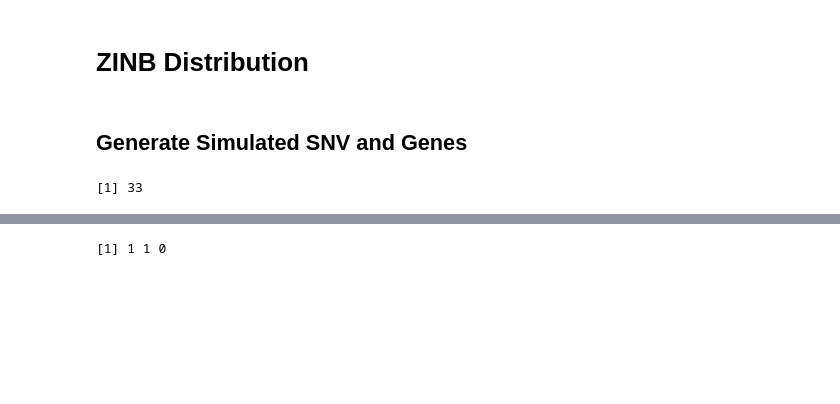
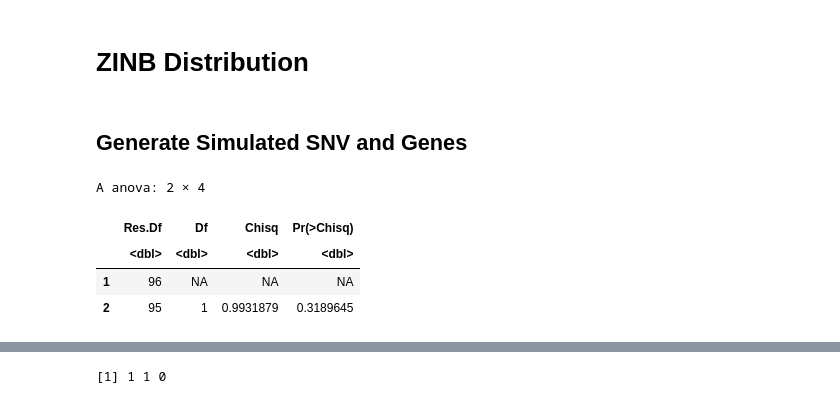
Before and after one commit to thu1911/snv, a Jupyter notebook: Simulation.ipynb, the cells around one changed output, grey strips where cells are left out. Cells and saved outputs as stored; diff of their text form; code cells hidden in the pictures; blank space fills up the shorter version.

```diff
--- a/Simulation.ipynb
+++ b/Simulation.ipynb
@@ -23,6 +28,2 @@ SNV.simulated <- function(sample.size, zero.rate, gene.mu){
     return(snv)
 }
-# %%
-sum(SNV.simulated(100,0.3,20) == 0)
-# %% [output]
-[1] 33
@@ -28,0 +50,10 @@ sum(SNV.simulated(100,0.3,20) == 0)
+# %%
+zinb.model <- zeroinfl(formula = gene ~ snv, data = df, dist = "negbin")
+m0 <- zeroinfl(formula = gene ~ 1|snv , data = df, dist = "negbin")
+waldtest(m0,zinb.model)
+# %% [output]
+A anova: 2 × 4
+|  | Res.Df | Df | Chisq | Pr(>Chisq) |
+|  | <dbl> | <dbl> | <dbl> | <dbl> |
+| 1 | 96 | NA | NA | NA |
+| 2 | 95 | 1 | 0.9931879 | 0.3189645 |
```
Also changed, not shown: parts of 16 cells of this notebook, 1 other file.
